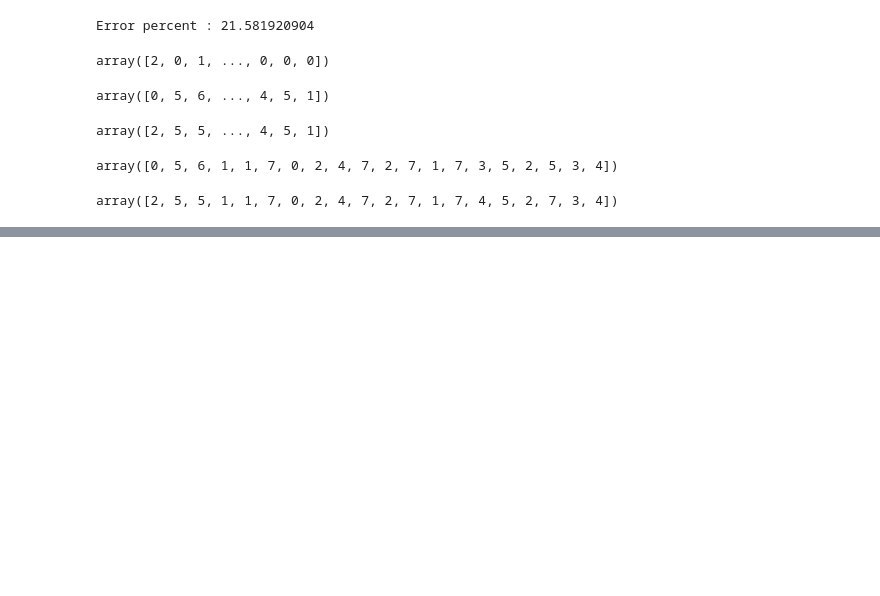
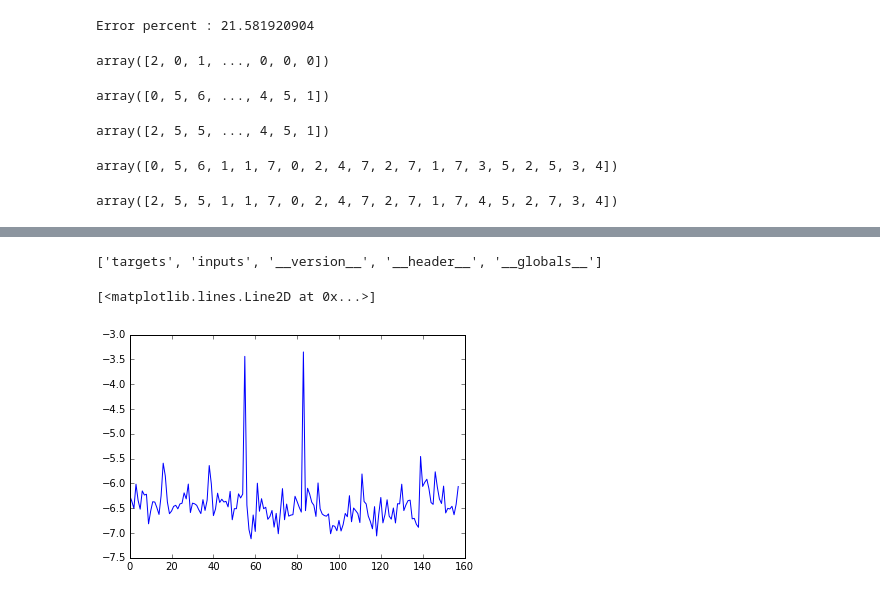
Before and after one commit to asrafulashiq/spcup, a Jupyter notebook: py/test.ipynb, the cells around one changed output, grey strips where cells are left out. Saved outputs shown, nothing was run; the diff lists cells and outputs as text; code cells hidden in the pictures; blank space fills up the shorter version.

```diff
--- a/py/test.ipynb
+++ b/py/test.ipynb
@@ -1870,0 +2038,8 @@ array([2, 5, 5, 1, 1, 7, 0, 2, 4, 7, 2, 7, 1, 7, 4, 5, 2, 7, 3, 4])
+# %%
+a
+# %% [output]
+['targets', 'inputs', '__version__', '__header__', '__globals__']
+# %%
+f = '../mat/me/features/GridA.mat'
+# %%
+ff = scipy.io.loadmat(f)
@@ -1870,0 +2049,5 @@ array([2, 5, 5, 1, 1, 7, 0, 2, 4, 7, 2, 7, 1, 7, 4, 5, 2, 7, 3, 4])
+# %%
+plt.plot(ff['diff_x'][0])
+# %% [output]
+[<matplotlib.lines.Line2D at 0x...>]
+[figure, added]
```
Also changed, not shown: parts of 34 cells of this notebook, 2 other files.
